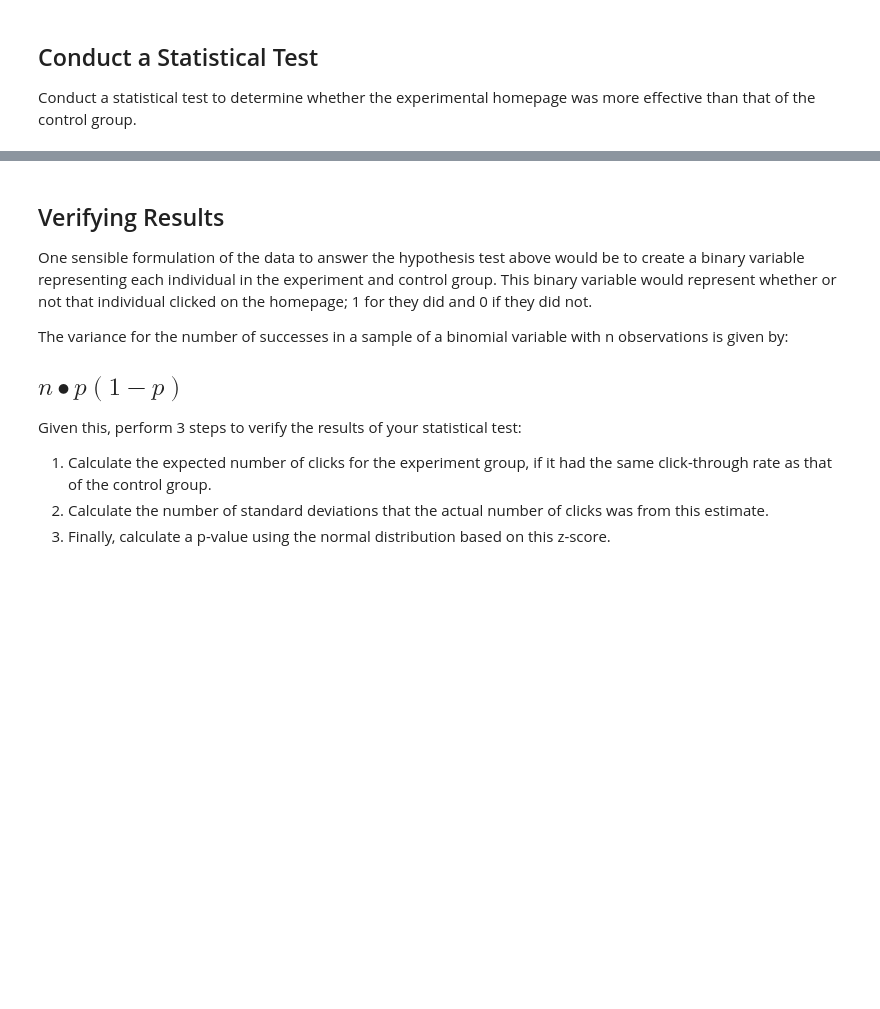
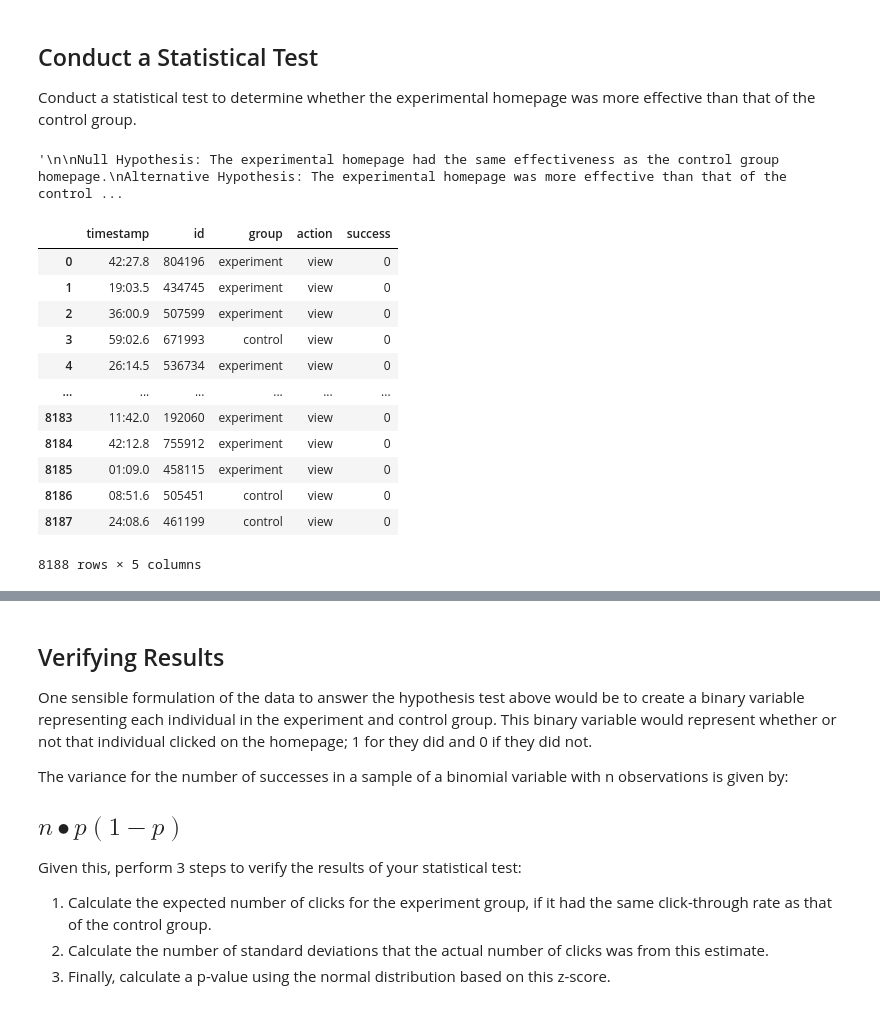
Before and after one commit to jscriven0218/dsc-website-ab-testing-lab, a Jupyter notebook: index.ipynb, the cells around one changed output, grey strips where cells are left out. Drawn from its saved outputs; the diff is of its cells as text; code cells hidden in the pictures; blank space fills up the shorter version.

```diff
--- a/index.ipynb
+++ b/index.ipynb
@@ -78,0 +85,26 @@ Conduct a statistical test to determine whether the experimental homepage was mo
+# %%
+"""
+
+Null Hypothesis: The experimental homepage had the same effectiveness as the control group homepage.
+Alternative Hypothesis: The experimental homepage was more effective than that of the control group.
+
+"""
+# %% [output]
+'\n\nNull Hypothesis: The experimental homepage had the same effectiveness as the control group homepage.\nAlternative Hypothesis: The experimental homepage was more effective than that of the control ...
+# %%
+df['success'] = df['action'].replace({'click': 1, 'view': 0})
+df
+# %% [output]
+|  | timestamp | id | group | action | success |
+| 0 | 42:27.8 | 804196 | experiment | view | 0 |
+| 1 | 19:03.5 | 434745 | experiment | view | 0 |
+| 2 | 36:00.9 | 507599 | experiment | view | 0 |
+| 3 | 59:02.6 | 671993 | control | view | 0 |
+| 4 | 26:14.5 | 536734 | experiment | view | 0 |
+| ... | ... | ... | ... | ... | ... |
+| 8183 | 11:42.0 | 192060 | experiment | view | 0 |
+| 8184 | 42:12.8 | 755912 | experiment | view | 0 |
+| 8185 | 01:09.0 | 458115 | experiment | view | 0 |
+| 8186 | 08:51.6 | 505451 | control | view | 0 |
+| 8187 | 24:08.6 | 461199 | control | view | 0 |
+8188 rows × 5 columns
```
Also changed, not shown: parts of 3 cells of this notebook.
